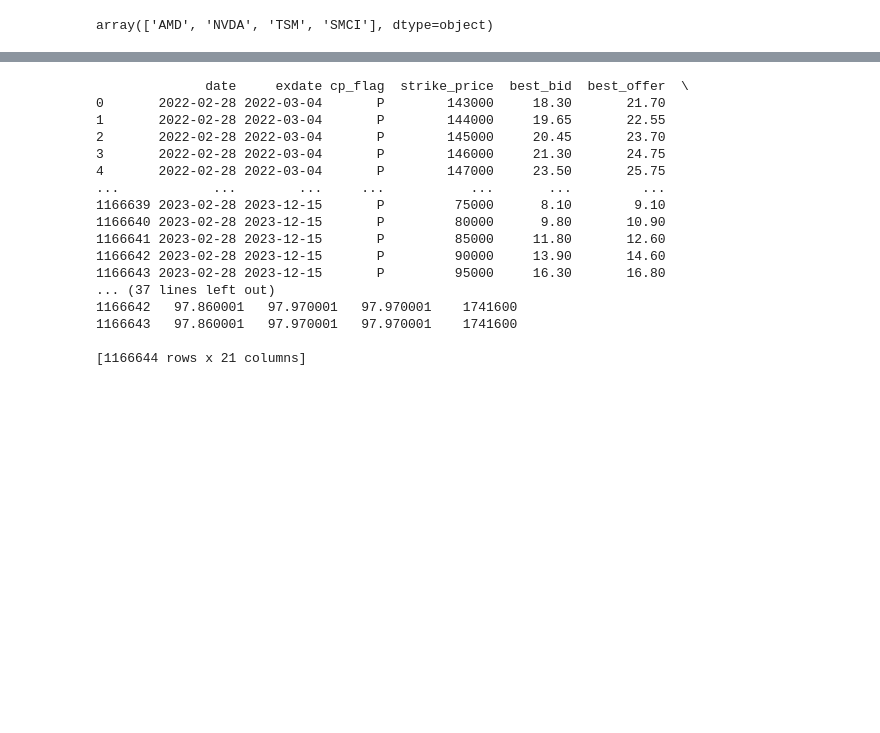
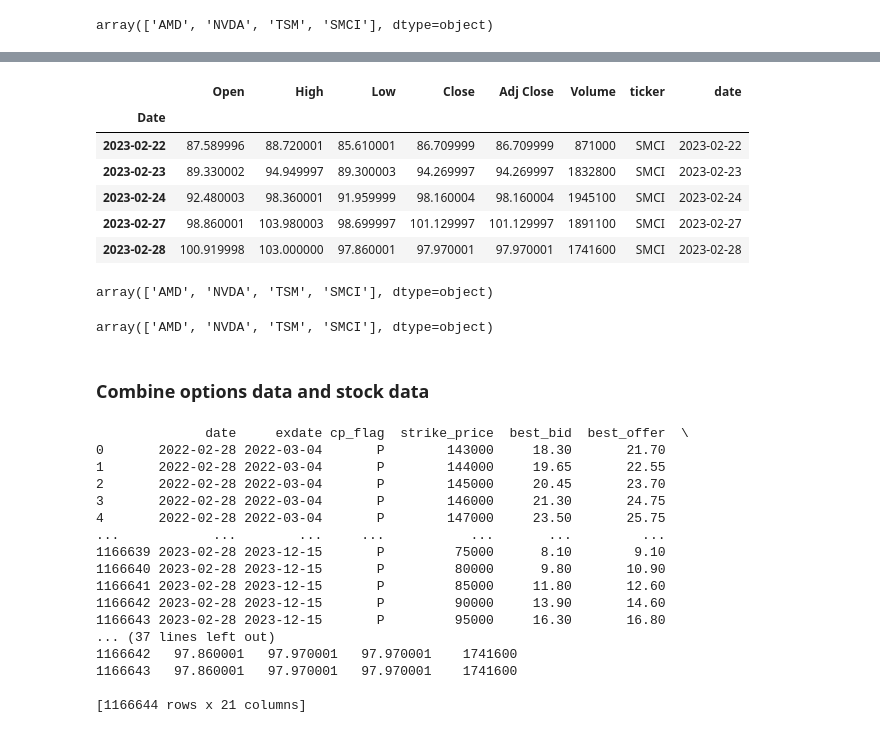
Before and after one commit to Veritec2/spring-2024-stock-option-analysis, a Jupyter notebook: notebooks/1.spring_2024_stock_option_analysis.ipynb, the cells around one changed output, grey strips where cells are left out. Drawn from its saved outputs; the diff is of its cells as text; code cells hidden in the pictures; blank space fills up the shorter version.

```diff
--- a/notebooks/1.spring_2024_stock_option_analysis.ipynb
+++ b/notebooks/1.spring_2024_stock_option_analysis.ipynb
@@ -492 +505,21 @@ array(['AMD', 'NVDA', 'TSM', 'SMCI'], dtype=object)
+# %%
+merged_stock_data.tail()
+# %% [output]
+|  | Open | High | Low | Close | Adj Close | Volume | ticker | date |
+| Date |  |  |  |  |  |  |  |  |
+| 2023-02-22 | 87.589996 | 88.720001 | 85.610001 | 86.709999 | 86.709999 | 871000 | SMCI | 2023-02-22 |
+| 2023-02-23 | 89.330002 | 94.949997 | 89.300003 | 94.269997 | 94.269997 | 1832800 | SMCI | 2023-02-23 |
+| 2023-02-24 | 92.480003 | 98.360001 | 91.959999 | 98.160004 | 98.160004 | 1945100 | SMCI | 2023-02-24 |
+| 2023-02-27 | 98.860001 | 103.980003 | 98.699997 | 101.129997 | 101.129997 | 1891100 | SMCI | 2023-02-27 |
+| 2023-02-28 | 100.919998 | 103.000000 | 97.860001 | 97.970001 | 97.970001 | 1741600 | SMCI | 2023-02-28 |
+# %%
+merged_stock_data['ticker'].unique()
+# %% [output]
+array(['AMD', 'NVDA', 'TSM', 'SMCI'], dtype=object)
+# %%
+options_data['ticker'].unique()
+# %% [output]
+array(['AMD', 'NVDA', 'TSM', 'SMCI'], dtype=object)
+# %% [markdown]
+### Combine options data and stock data
 # %%
```
Also changed, not shown: parts of 54 cells of this notebook.
